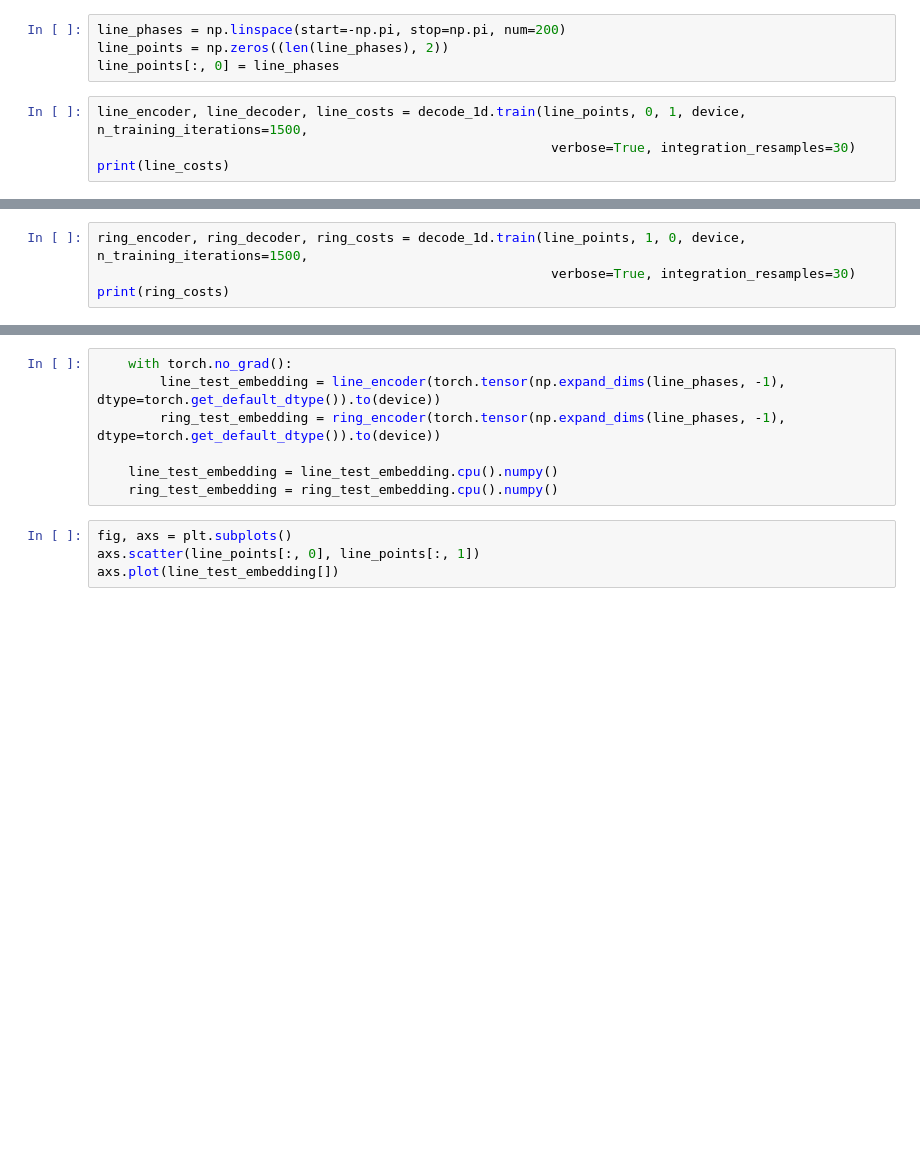
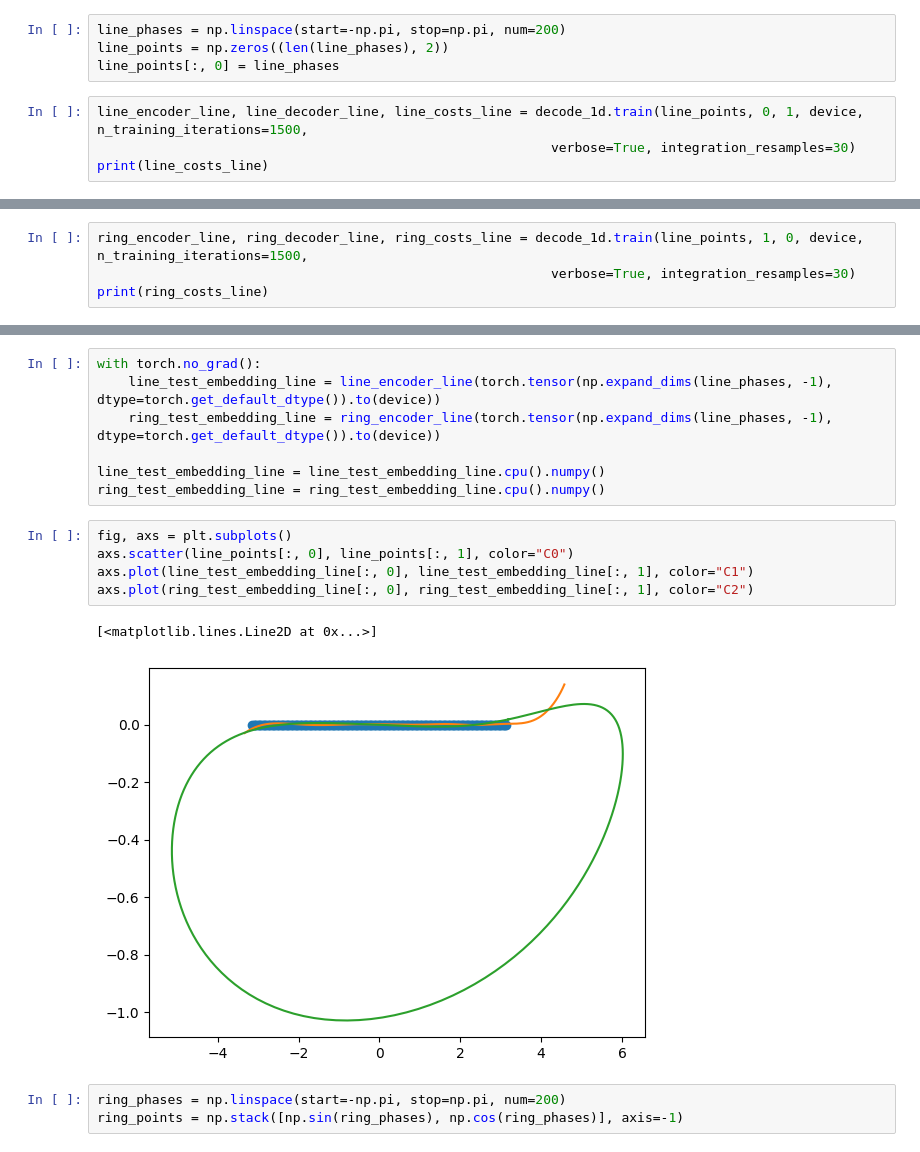
Before and after one commit to trevormccrt/dmd, a Jupyter notebook: examples/line_decoding.ipynb, the cells around one changed output, grey strips where cells are left out. Cells and saved outputs as stored; diff of their text form; blank space fills up the shorter version.

Commit message:
basic line decoding notebook

```diff
--- a/examples/line_decoding.ipynb
+++ b/examples/line_decoding.ipynb
@@ -14,7 +16,7 @@ line_phases = np.linspace(start=-np.pi, stop=np.pi, num=200)
 line_points = np.zeros((len(line_phases), 2))
 line_points[:, 0] = line_phases
 # %%
-line_encoder, line_decoder, line_costs = decode_1d.train(line_points, 0, 1, device, n_training_iterations=1500,
+line_encoder_line, line_decoder_line, line_costs_line = decode_1d.train(line_points, 0, 1, device, n_training_iterations=1500,
                                                           verbose=True, integration_resamples=30)
-print(line_costs)
+print(line_costs_line)
 # %% [output]
@@ -38,5 +40,5 @@ iteration: 820, decoding loss: 8.870384772308171e-05, distance cost: 2.499506763
 # %%
-ring_encoder, ring_decoder, ring_costs = decode_1d.train(line_points, 1, 0, device, n_training_iterations=1500,
+ring_encoder_line, ring_decoder_line, ring_costs_line = decode_1d.train(line_points, 1, 0, device, n_training_iterations=1500,
                                                           verbose=True, integration_resamples=30)
-print(ring_costs)
+print(ring_costs_line)
 # %% [output]
@@ -60,11 +62,18 @@ iteration: 96, decoding loss: 5.056934242020361e-05, distance cost: 4.2777926864
 # %%
-    with torch.no_grad():
-        line_test_embedding = line_encoder(torch.tensor(np.expand_dims(line_phases, -1), dtype=torch.get_default_dtype()).to(device))
-        ring_test_embedding = ring_encoder(torch.tensor(np.expand_dims(line_phases, -1), dtype=torch.get_default_dtype()).to(device))
+with torch.no_grad():
+    line_test_embedding_line = line_encoder_line(torch.tensor(np.expand_dims(line_phases, -1), dtype=torch.get_default_dtype()).to(device))
+    ring_test_embedding_line = ring_encoder_line(torch.tensor(np.expand_dims(line_phases, -1), dtype=torch.get_default_dtype()).to(device))
 
-    line_test_embedding = line_test_embedding.cpu().numpy()
-    ring_test_embedding = ring_test_embedding.cpu().numpy()
+line_test_embedding_line = line_test_embedding_line.cpu().numpy()
+ring_test_embedding_line = ring_test_embedding_line.cpu().numpy()
 # %%
 fig, axs = plt.subplots()
-axs.scatter(line_points[:, 0], line_points[:, 1])
-axs.plot(line_test_embedding[])
+axs.scatter(line_points[:, 0], line_points[:, 1], color="C0")
+axs.plot(line_test_embedding_line[:, 0], line_test_embedding_line[:, 1], color="C1")
+axs.plot(ring_test_embedding_line[:, 0], ring_test_embedding_line[:, 1], color="C2")
+# %% [output]
+[<matplotlib.lines.Line2D at 0x...>]
+[figure, added]
+# %%
+ring_phases = np.linspace(start=-np.pi, stop=np.pi, num=200)
+ring_points = np.stack([np.sin(ring_phases), np.cos(ring_phases)], axis=-1)
```
Also changed, not shown: parts of 7 cells of this notebook, 1 other file.
